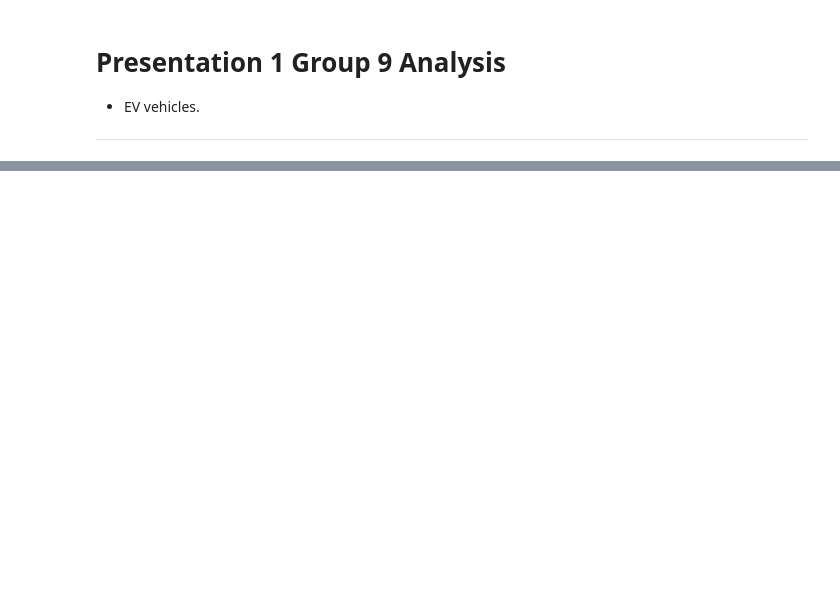
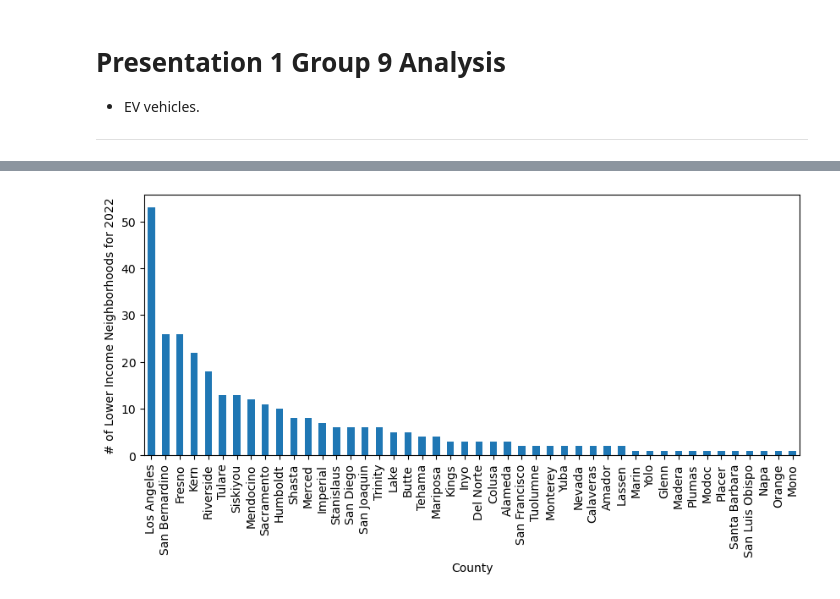
Before and after one commit to JaredWillson/group_9_project_1, a Jupyter notebook: presentation_1_jlh.ipynb, the cells around one changed output, grey strips where cells are left out. Cells and saved outputs as stored; diff of their text form; code cells hidden in the pictures; blank space fills up the shorter version.

```diff
--- a/presentation_1_jlh.ipynb
+++ b/presentation_1_jlh.ipynb
@@ -216,0 +722,10 @@ The total vehicle count after merge for all years is  1078295.0
+# %%
+vehicle_count_by_county_df_2022_25 = vehicle_count_by_county_df_2022_25['County'].value_counts()
+vehicle_count_by_county_df_2022_25.plot(kind='bar',
+                                 figsize=(10, 4)
+                                )
+plt.xlabel('County')
+plt.ylabel('# of Lower Income Neighborhoods for 2022')
+plt.show()
+# %% [output]
+[figure, added]
```
Also changed, not shown: parts of 38 cells of this notebook.
